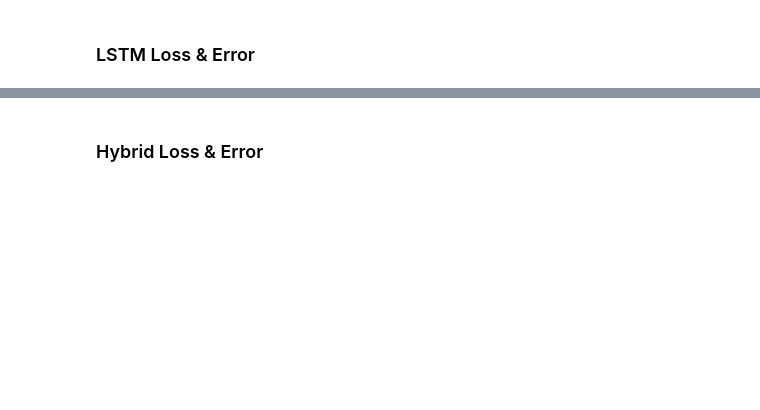
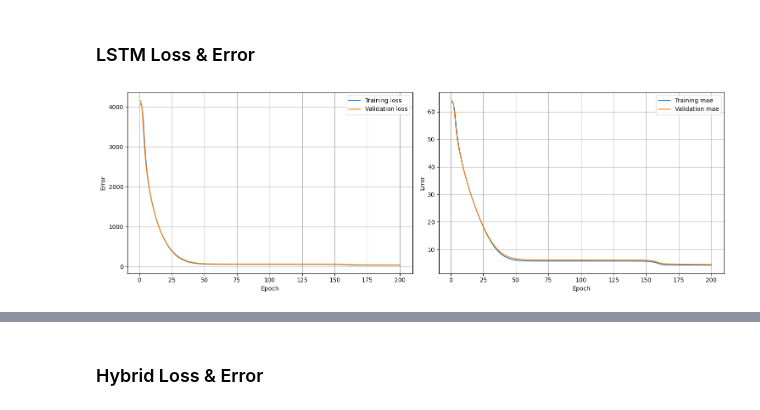
Before and after one commit to davidspector67/weather_predictor, a Jupyter notebook: project_lstm.ipynb, the cells around one changed output, grey strips where cells are left out. Cells and saved outputs as stored; diff of their text form; code cells hidden in the pictures; blank space fills up the shorter version.

```diff
--- a/project_lstm.ipynb
+++ b/project_lstm.ipynb
@@ -906,5 +907,6 @@ We expect the models to **roughly** produce the shape of temperature throughout
 # %% [markdown]
 ### LSTM Loss & Error
 # %%
-level_1.train_lstm()
+level_2.train_lstm()
 # %% [output]
+[figure, added]
```
Also changed, not shown: parts of 15 cells of this notebook.
